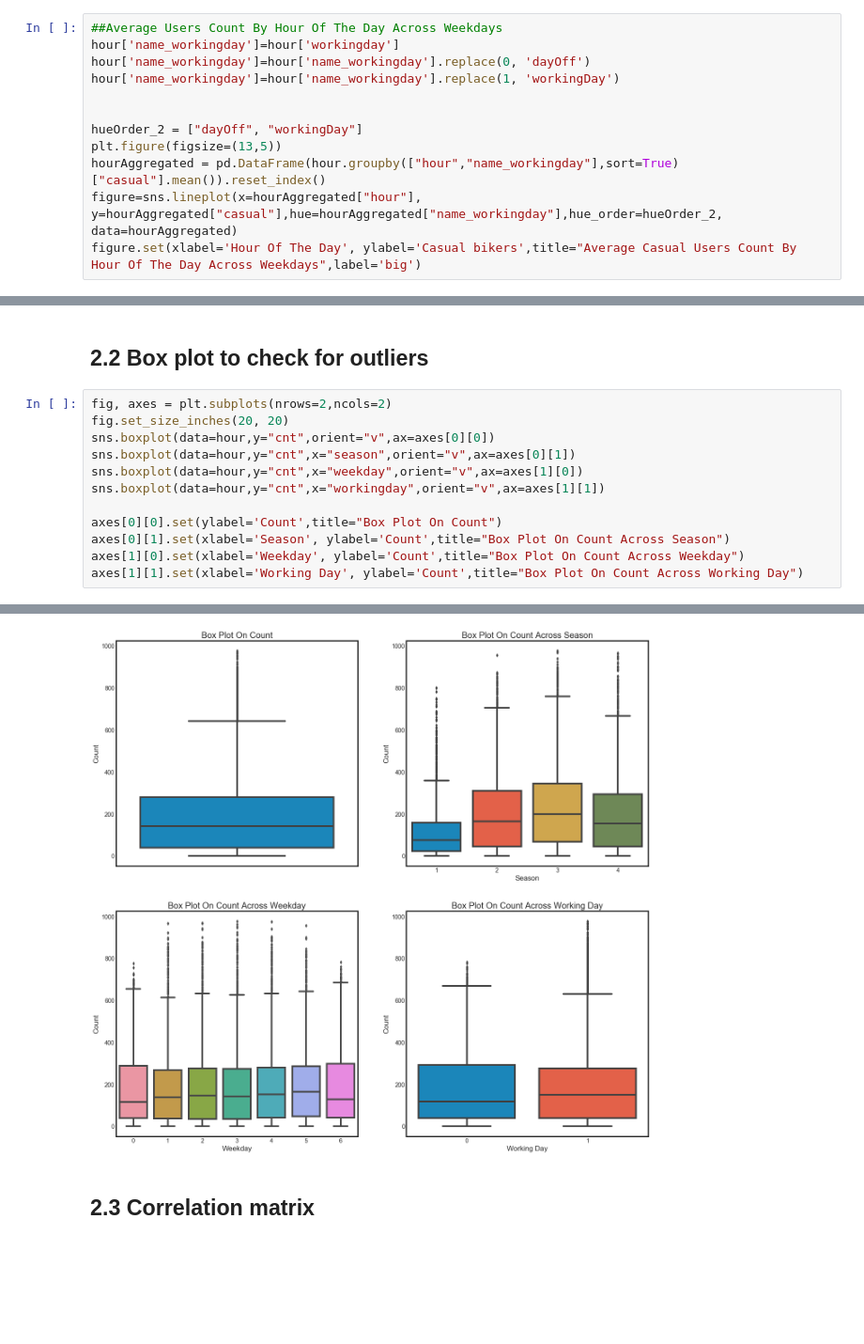
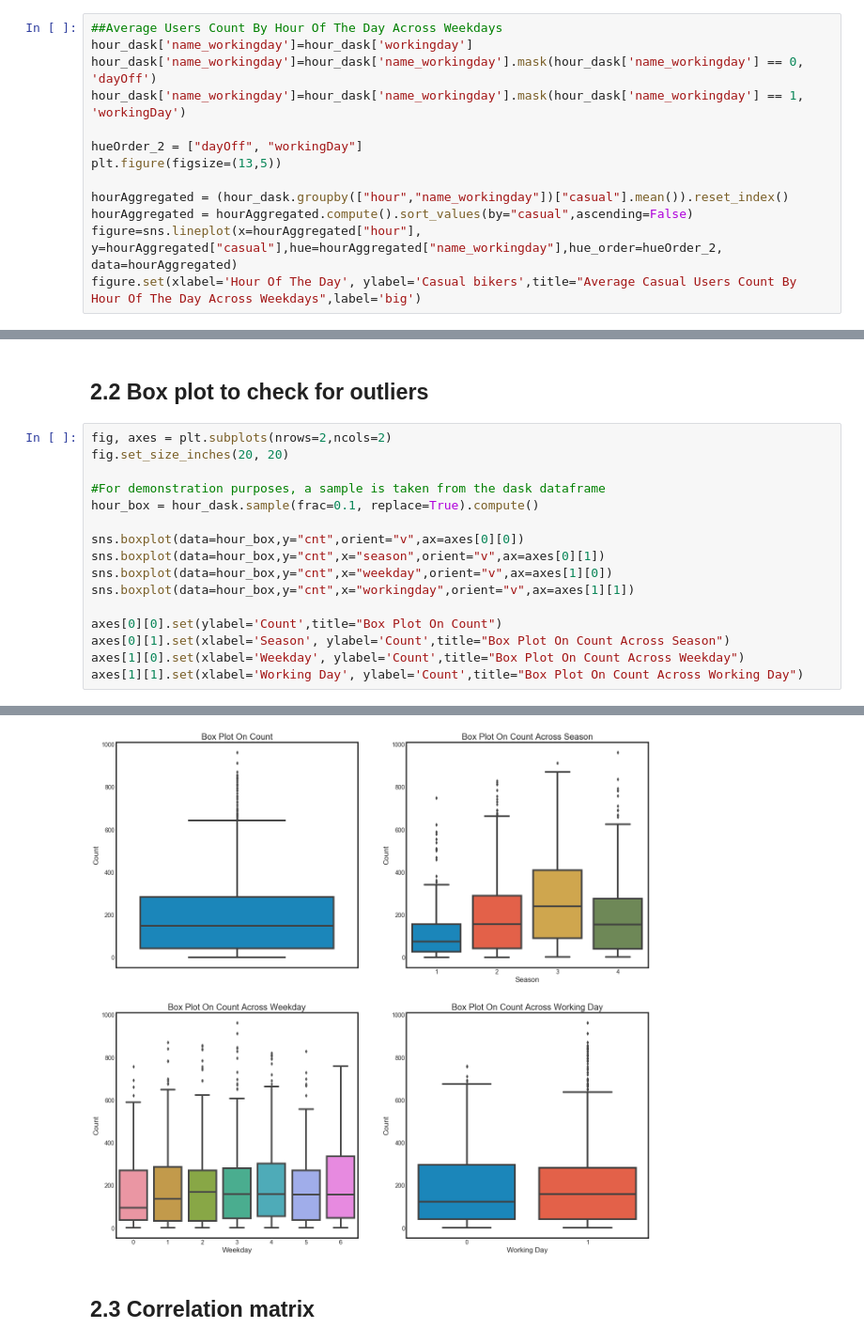
Before and after one commit to martinan92/Advanced-Python-Individual, a Jupyter notebook: Main_Final.ipynb, the cells around one changed output, grey strips where cells are left out. Shown at 94% size. Cells and saved outputs as stored; diff of their text form; blank space fills up the shorter version.

```diff
--- a/Main_Final.ipynb
+++ b/Main_Final.ipynb
@@ -399,14 +389,15 @@ figure.set(xlabel='Hour Of The Day', ylabel='Avearage # of bikers',title="Averag
 ### 2.1.5 Understand casual user pattern based on workingday and the hour of the day
 # %%
 ##Average Users Count By Hour Of The Day Across Weekdays
-hour['name_workingday']=hour['workingday']
-hour['name_workingday']=hour['name_workingday'].replace(0, 'dayOff')
-hour['name_workingday']=hour['name_workingday'].replace(1, 'workingDay')
-
+hour_dask['name_workingday']=hour_dask['workingday']
+hour_dask['name_workingday']=hour_dask['name_workingday'].mask(hour_dask['name_workingday'] == 0, 'dayOff')
+hour_dask['name_workingday']=hour_dask['name_workingday'].mask(hour_dask['name_workingday'] == 1, 'workingDay')
 
 hueOrder_2 = ["dayOff", "workingDay"]
 plt.figure(figsize=(13,5))
-hourAggregated = pd.DataFrame(hour.groupby(["hour","name_workingday"],sort=True)["casual"].mean()).reset_index()
+
+hourAggregated = (hour_dask.groupby(["hour","name_workingday"])["casual"].mean()).reset_index()
+hourAggregated = hourAggregated.compute().sort_values(by="casual",ascending=False)
 figure=sns.lineplot(x=hourAggregated["hour"], y=hourAggregated["casual"],hue=hourAggregated["name_workingday"],hue_order=hueOrder_2, data=hourAggregated)
 figure.set(xlabel='Hour Of The Day', ylabel='Casual bikers',title="Average Casual Users Count By Hour Of The Day Across Weekdays",label='big')
 # %% [output]
@@ -434,20 +427,24 @@ figure.set(xlabel='Hour Of The Day', ylabel='Registered bikers',title="Average R
 # %%
 fig, axes = plt.subplots(nrows=2,ncols=2)
 fig.set_size_inches(20, 20)
-sns.boxplot(data=hour,y="cnt",orient="v",ax=axes[0][0])
-sns.boxplot(data=hour,y="cnt",x="season",orient="v",ax=axes[0][1])
-sns.boxplot(data=hour,y="cnt",x="weekday",orient="v",ax=axes[1][0])
-sns.boxplot(data=hour,y="cnt",x="workingday",orient="v",ax=axes[1][1])
+
+#For demonstration purposes, a sample is taken from the dask dataframe
+hour_box = hour_dask.sample(frac=0.1, replace=True).compute()
+
+sns.boxplot(data=hour_box,y="cnt",orient="v",ax=axes[0][0])
+sns.boxplot(data=hour_box,y="cnt",x="season",orient="v",ax=axes[0][1])
+sns.boxplot(data=hour_box,y="cnt",x="weekday",orient="v",ax=axes[1][0])
+sns.boxplot(data=hour_box,y="cnt",x="workingday",orient="v",ax=axes[1][1])
 
 axes[0][0].set(ylabel='Count',title="Box Plot On Count")
 axes[0][1].set(xlabel='Season', ylabel='Count',title="Box Plot On Count Across Season")
 axes[1][0].set(xlabel='Weekday', ylabel='Count',title="Box Plot On Count Across Weekday")
 axes[1][1].set(xlabel='Working Day', ylabel='Count',title="Box Plot On Count Across Working Day")
 # %% [output]
 [Text(0, 0.5, 'Count'),
  Text(0.5, 0, 'Working Day'),
  Text(0.5, 1.0, 'Box Plot On Count Across Working Day')]
-[figure, old version]
+[figure, new version]
 # %% [markdown]
 ## 2.3 Correlation matrix
 # %% [markdown]
```
Also changed, not shown: parts of 7 cells of this notebook.
